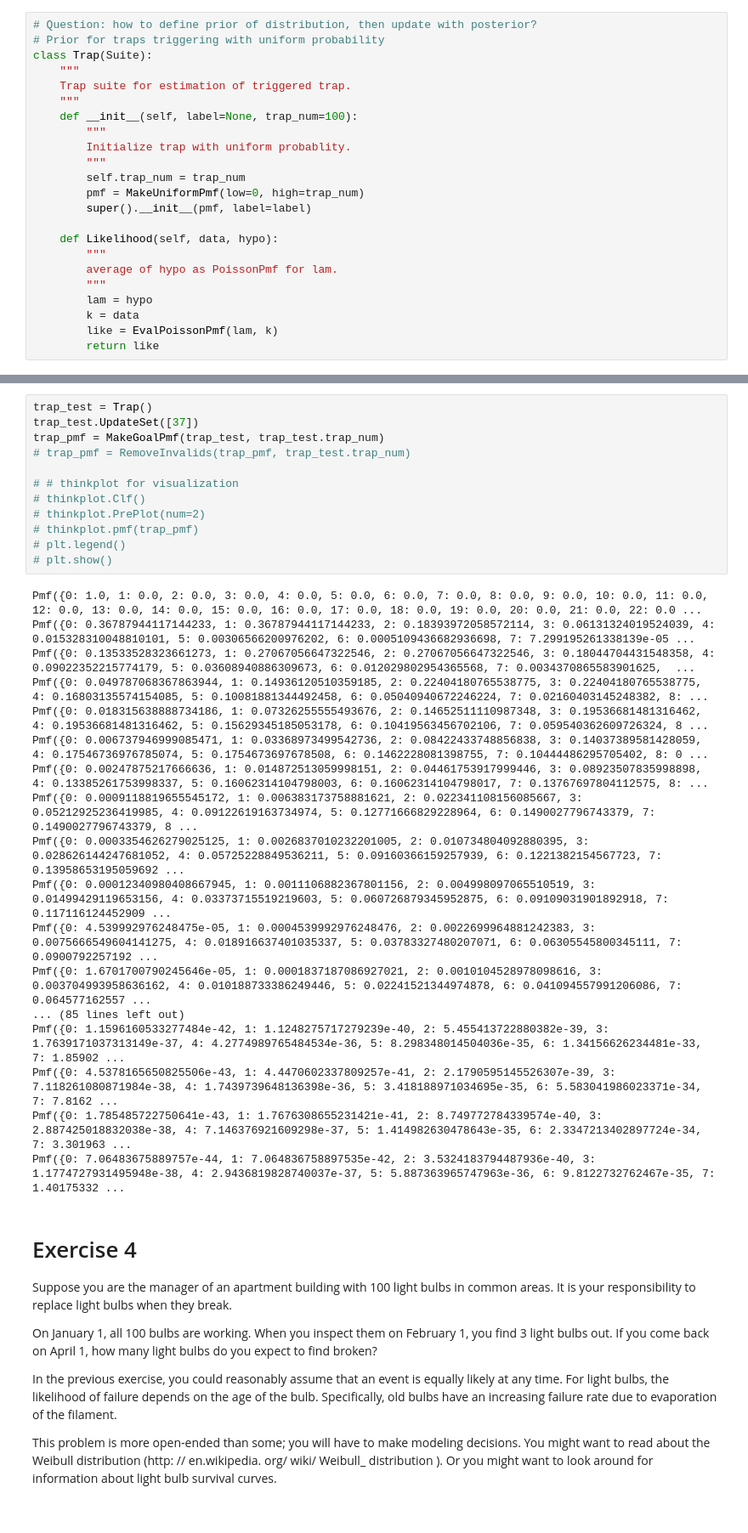
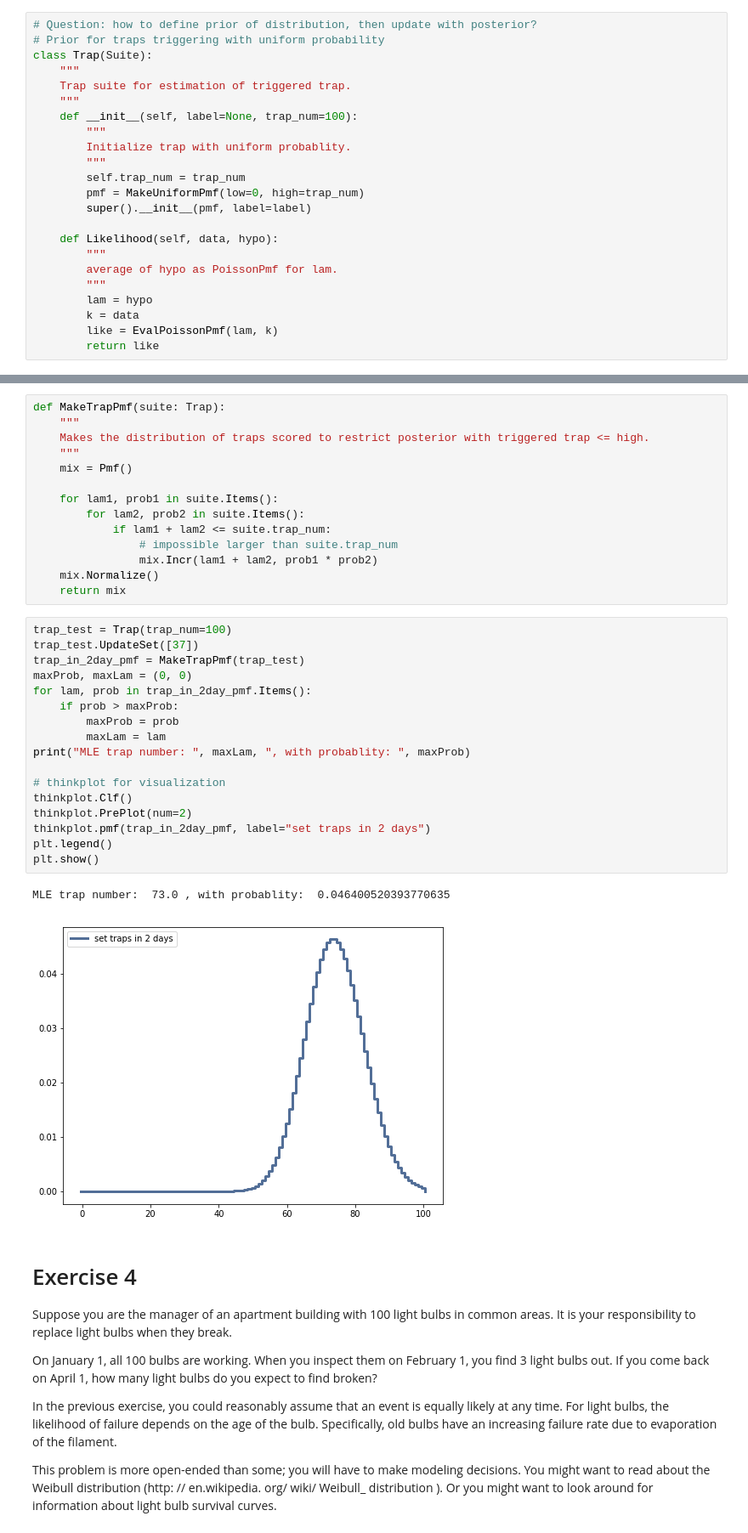
Before and after one commit to llv22/thinkbayes, a Jupyter notebook: chapter7/chapter7_exercises.ipynb, the cells around one changed output, grey strips where cells are left out. Shown at 85% size. Cells and saved outputs as stored; diff of their text form.

Commit message:
llv23 - for finishing exercise 3 of trap number

```diff
--- a/chapter7/chapter7_exercises.ipynb
+++ b/chapter7/chapter7_exercises.ipynb
@@ -257,33 +228,37 @@ def RemoveInvalids(pmf, high):
+# %%
+def MakeTrapPmf(suite: Trap):
+    """
+    Makes the distribution of traps scored to restrict posterior with triggered trap <= high.
+    """
+    mix = Pmf()
+
+    for lam1, prob1 in suite.Items():
+        for lam2, prob2 in suite.Items():
+            if lam1 + lam2 <= suite.trap_num:
+                # impossible larger than suite.trap_num
+                mix.Incr(lam1 + lam2, prob1 * prob2)
+    mix.Normalize()
+    return mix
 # %%
-trap_test = Trap()
+trap_test = Trap(trap_num=100)
 trap_test.UpdateSet([37])
-trap_pmf = MakeGoalPmf(trap_test, trap_test.trap_num)
-# trap_pmf = RemoveInvalids(trap_pmf, trap_test.trap_num)
+trap_in_2day_pmf = MakeTrapPmf(trap_test)
+maxProb, maxLam = (0, 0)
+for lam, prob in trap_in_2day_pmf.Items():
+    if prob > maxProb:
+        maxProb = prob
+        maxLam = lam
+print("MLE trap number: ", maxLam, ", with probablity: ", maxProb)
 
-# # thinkplot for visualization
-# thinkplot.Clf()
-# thinkplot.PrePlot(num=2)
-# thinkplot.pmf(trap_pmf)
-# plt.legend()
-# plt.show()
+# thinkplot for visualization
+thinkplot.Clf()
+thinkplot.PrePlot(num=2)
+thinkplot.pmf(trap_in_2day_pmf, label="set traps in 2 days")
+plt.legend()
+plt.show()
 # %% [output]
-Pmf({0: 1.0, 1: 0.0, 2: 0.0, 3: 0.0, 4: 0.0, 5: 0.0, 6: 0.0, 7: 0.0, 8: 0.0, 9: 0.0, 10: 0.0, 11: 0.0, 12: 0.0, 13: 0.0, 14: 0.0, 15: 0.0, 16: 0.0, 17: 0.0, 18: 0.0, 19: 0.0, 20: 0.0, 21: 0.0, 22: 0.0 ...
-Pmf({0: 0.36787944117144233, 1: 0.36787944117144233, 2: 0.18393972058572114, 3: 0.06131324019524039, 4: 0.015328310048810101, 5: 0.00306566200976202, 6: 0.0005109436682936698, 7: 7.299195261338139e-05 ...
-Pmf({0: 0.13533528323661273, 1: 0.27067056647322546, 2: 0.27067056647322546, 3: 0.18044704431548358, 4: 0.09022352215774179, 5: 0.03608940886309673, 6: 0.012029802954365568, 7: 0.0034370865583901625,  ...
-Pmf({0: 0.049787068367863944, 1: 0.14936120510359185, 2: 0.22404180765538775, 3: 0.22404180765538775, 4: 0.16803135574154085, 5: 0.10081881344492458, 6: 0.05040940672246224, 7: 0.02160403145248382, 8: ...
-Pmf({0: 0.018315638888734186, 1: 0.07326255555493676, 2: 0.14652511110987348, 3: 0.19536681481316462, 4: 0.19536681481316462, 5: 0.15629345185053178, 6: 0.10419563456702106, 7: 0.059540362609726324, 8 ...
-Pmf({0: 0.006737946999085471, 1: 0.03368973499542736, 2: 0.08422433748856838, 3: 0.14037389581428059, 4: 0.17546736976785074, 5: 0.1754673697678508, 6: 0.1462228081398755, 7: 0.10444486295705402, 8: 0 ...
-Pmf({0: 0.00247875217666636, 1: 0.014872513059998151, 2: 0.04461753917999446, 3: 0.08923507835998898, 4: 0.13385261753998337, 5: 0.16062314104798003, 6: 0.16062314104798017, 7: 0.13767697804112575, 8: ...
-Pmf({0: 0.0009118819655545172, 1: 0.006383173758881621, 2: 0.022341108156085667, 3: 0.05212925236419985, 4: 0.09122619163734974, 5: 0.12771666829228964, 6: 0.1490027796743379, 7: 0.1490027796743379, 8 ...
-Pmf({0: 0.0003354626279025125, 1: 0.0026837010232201005, 2: 0.010734804092880395, 3: 0.028626144247681052, 4: 0.05725228849536211, 5: 0.09160366159257939, 6: 0.1221382154567723, 7: 0.13958653195059692 ...
-Pmf({0: 0.00012340980408667945, 1: 0.0011106882367801156, 2: 0.004998097065510519, 3: 0.01499429119653156, 4: 0.03373715519219603, 5: 0.060726879345952875, 6: 0.09109031901892918, 7: 0.117116124452909 ...
-Pmf({0: 4.539992976248475e-05, 1: 0.0004539992976248476, 2: 0.0022699964881242383, 3: 0.0075666549604141275, 4: 0.018916637401035337, 5: 0.03783327480207071, 6: 0.06305545800345111, 7: 0.0900792257192 ...
-Pmf({0: 1.6701700790245646e-05, 1: 0.0001837187086927021, 2: 0.0010104528978098616, 3: 0.003704993958636162, 4: 0.010188733386249446, 5: 0.02241521344974878, 6: 0.041094557991206086, 7: 0.064577162557 ...
-... (85 lines left out)
-Pmf({0: 1.1596160533277484e-42, 1: 1.1248275717279239e-40, 2: 5.455413722880382e-39, 3: 1.7639171037313149e-37, 4: 4.2774989765484534e-36, 5: 8.298348014504036e-35, 6: 1.34156626234481e-33, 7: 1.85902 ...
-Pmf({0: 4.5378165650825506e-43, 1: 4.4470602337809257e-41, 2: 2.1790595145526307e-39, 3: 7.118261080871984e-38, 4: 1.7439739648136398e-36, 5: 3.418188971034695e-35, 6: 5.583041986023371e-34, 7: 7.8162 ...
-Pmf({0: 1.785485722750641e-43, 1: 1.7676308655231421e-41, 2: 8.749772784339574e-40, 3: 2.887425018832038e-38, 4: 7.146376921609298e-37, 5: 1.414982630478643e-35, 6: 2.3347213402897724e-34, 7: 3.301963 ...
-Pmf({0: 7.06483675889757e-44, 1: 7.064836758897535e-42, 2: 3.5324183794487936e-40, 3: 1.1774727931495948e-38, 4: 2.9436819828740037e-37, 5: 5.887363965747963e-36, 6: 9.8122732762467e-35, 7: 1.40175332 ...
+MLE trap number:  73.0 , with probablity:  0.046400520393770635
+[figure, added]
 # %% [markdown]
 # Exercise 4
 Suppose you are the manager of an apartment building with 100 light bulbs in common areas. It is your responsibility to replace light bulbs when they break.
```
Also changed, not shown: parts of 1 cell of this notebook.
